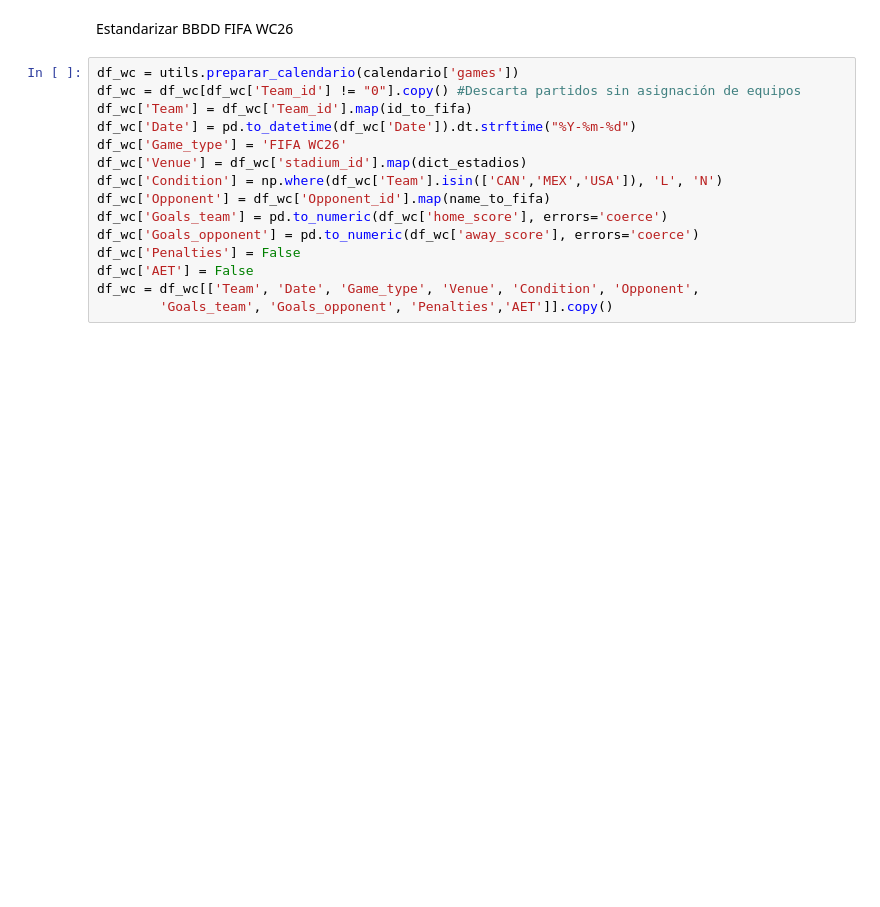
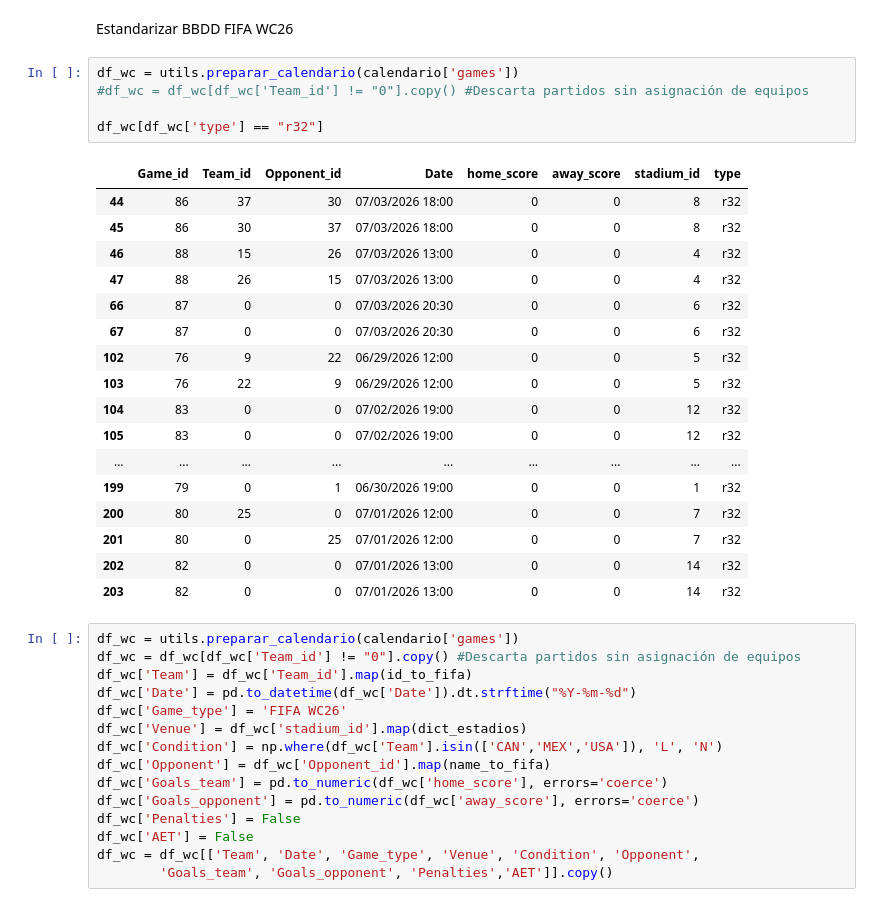
Before and after one commit to sarudalf3/PredictionGoalsWC26, a Jupyter notebook: notebooks/02 Model_Prediction.ipynb, the cells around one changed output. Drawn from its saved outputs; the diff is of its cells as text; blank space fills up the shorter version.

```diff
--- a/notebooks/02 Model_Prediction.ipynb
+++ b/notebooks/02 Model_Prediction.ipynb
@@ -53,6 +53,29 @@ id_to_fifa = {team['id']: team['fifa_code'] for team in teams['teams']}
 name_to_fifa = {team['id']: team['name_en'] for team in teams['teams']}
 # %% [markdown]
 Estandarizar BBDD FIFA WC26
+# %%
+df_wc = utils.preparar_calendario(calendario['games'])
+#df_wc = df_wc[df_wc['Team_id'] != "0"].copy() #Descarta partidos sin asignación de equipos
+
+df_wc[df_wc['type'] == "r32"]
+# %% [output]
+|  | Game_id | Team_id | Opponent_id | Date | home_score | away_score | stadium_id | type |
+| 44 | 86 | 37 | 30 | 07/03/2026 18:00 | 0 | 0 | 8 | r32 |
+| 45 | 86 | 30 | 37 | 07/03/2026 18:00 | 0 | 0 | 8 | r32 |
+| 46 | 88 | 15 | 26 | 07/03/2026 13:00 | 0 | 0 | 4 | r32 |
+| 47 | 88 | 26 | 15 | 07/03/2026 13:00 | 0 | 0 | 4 | r32 |
+| 66 | 87 | 0 | 0 | 07/03/2026 20:30 | 0 | 0 | 6 | r32 |
+| 67 | 87 | 0 | 0 | 07/03/2026 20:30 | 0 | 0 | 6 | r32 |
+| 102 | 76 | 9 | 22 | 06/29/2026 12:00 | 0 | 0 | 5 | r32 |
+| 103 | 76 | 22 | 9 | 06/29/2026 12:00 | 0 | 0 | 5 | r32 |
+| 104 | 83 | 0 | 0 | 07/02/2026 19:00 | 0 | 0 | 12 | r32 |
+| 105 | 83 | 0 | 0 | 07/02/2026 19:00 | 0 | 0 | 12 | r32 |
+| ... | ... | ... | ... | ... | ... | ... | ... | ... |
+| 199 | 79 | 0 | 1 | 06/30/2026 19:00 | 0 | 0 | 1 | r32 |
+| 200 | 80 | 25 | 0 | 07/01/2026 12:00 | 0 | 0 | 7 | r32 |
+| 201 | 80 | 0 | 25 | 07/01/2026 12:00 | 0 | 0 | 7 | r32 |
+| 202 | 82 | 0 | 0 | 07/01/2026 13:00 | 0 | 0 | 14 | r32 |
+| 203 | 82 | 0 | 0 | 07/01/2026 13:00 | 0 | 0 | 14 | r32 |
 # %%
 df_wc = utils.preparar_calendario(calendario['games'])
 df_wc = df_wc[df_wc['Team_id'] != "0"].copy() #Descarta partidos sin asignación de equipos
```
Also changed, not shown: parts of 13 cells of this notebook, 20 other files.
